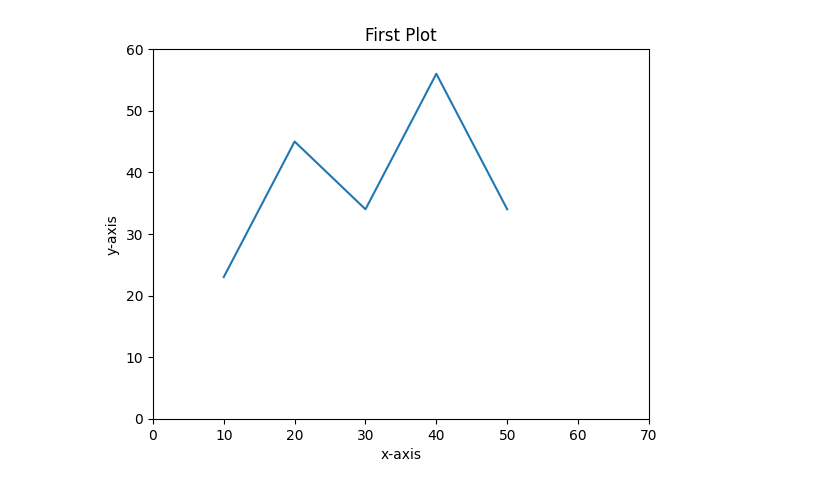
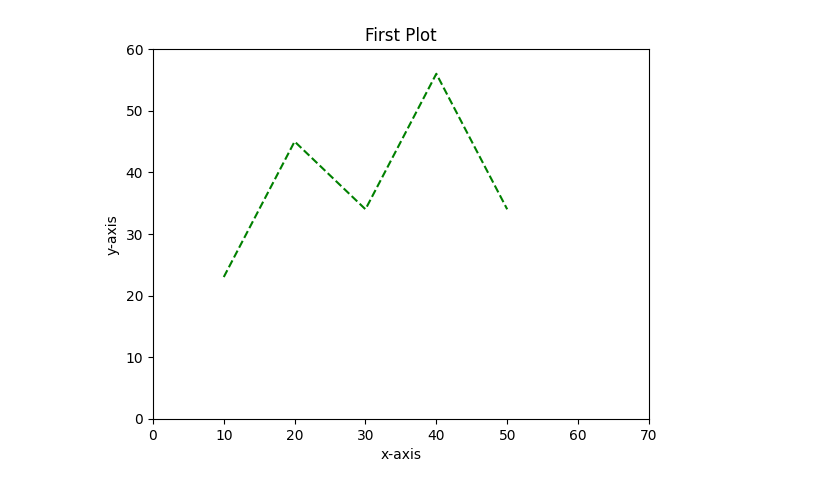
Before and after one commit to anurg/aicourse, a Jupyter notebook: matplotlib_labs.ipynb, the cells around one changed output. Cells and saved outputs as stored; diff of their text form; code cells hidden in the pictures.

```diff
--- a/matplotlib_labs.ipynb
+++ b/matplotlib_labs.ipynb
@@ -3,16 +3,16 @@
 # %%
 # matplotlib
 import matplotlib.pyplot as plt
 import numpy as np
 
 x = np.array([10,20,30,40,50])
 y=np.array([23,45,34,56,34])
-plt.plot(x,y)
+plt.plot(x,y,"--",color="green")
 plt.axis([0,70,0,60]) #[xmin,xmax,ymin,ymax]
                      #[xmin to xmax,ymin to ymax]
 plt.title("First Plot")
 plt.xlabel("x-axis")
 plt.ylabel("y-axis")
 plt.show()
 # %% [output]
-[figure, old version]
+[figure, new version]
```
Also changed, not shown: parts of 2 cells of this notebook.
